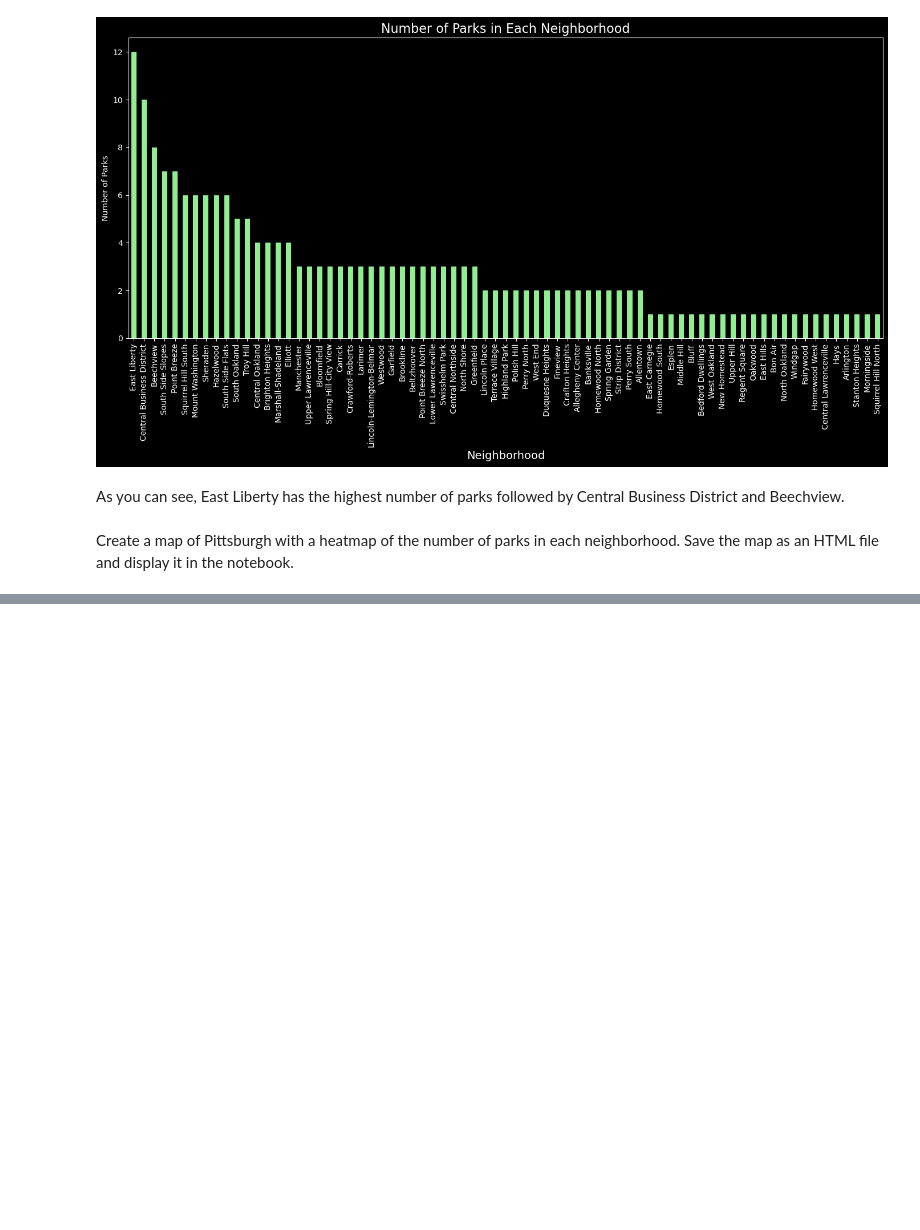
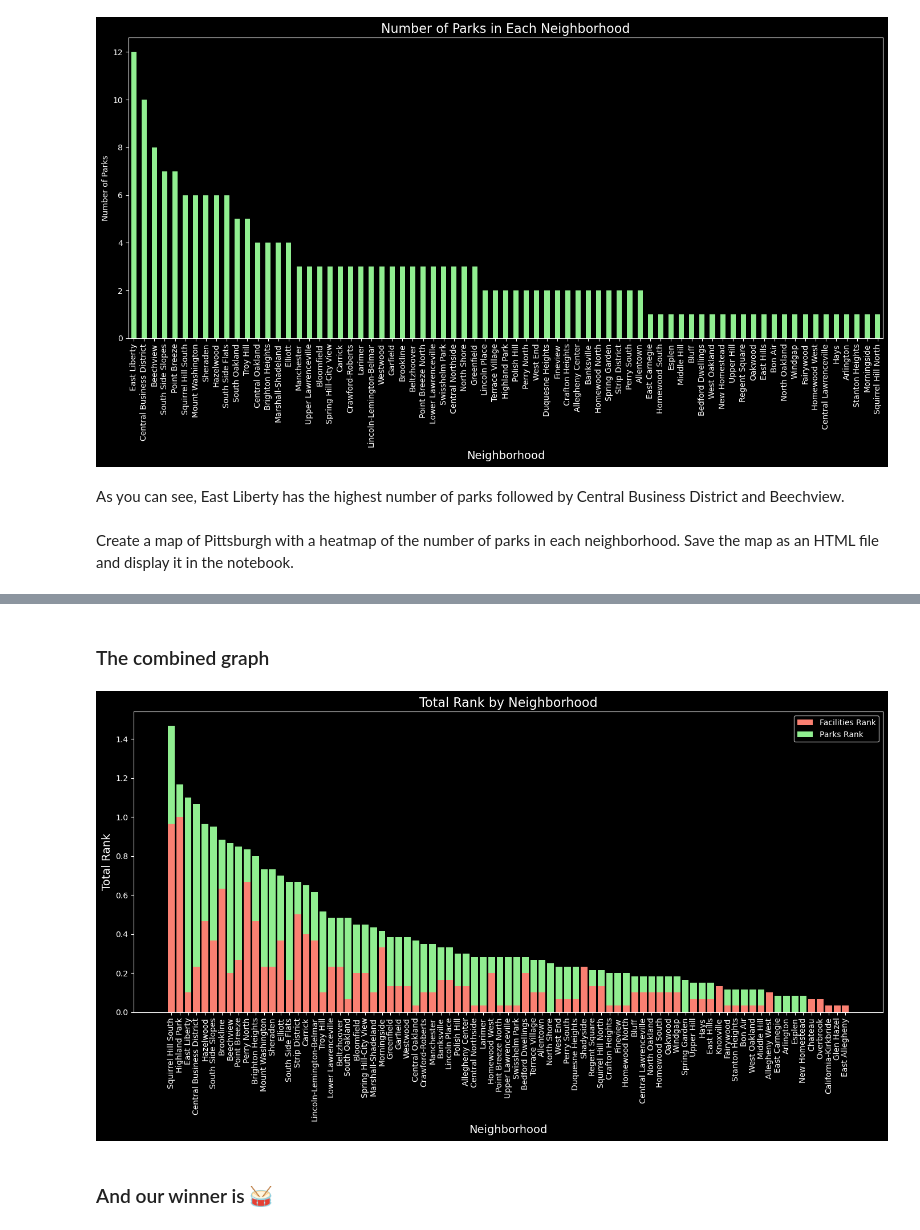
Before and after one commit to LiamBrem/0010-Final-Project, a Jupyter notebook: Final.ipynb, the cells around one changed output, grey strips where cells are left out. Drawn from its saved outputs; the diff is of its cells as text; code cells hidden in the pictures; blank space fills up the shorter version.

Commit message:
Added weighted totals

```diff
--- a/Final.ipynb
+++ b/Final.ipynb
@@ -157,0 +173,25 @@ plt.show()
+# %%
+import pandas as pd
+
+neighborhoods = pd.concat([active_facilities['neighborhood'], parks['neighborhood']]).dropna().unique()
+neighborhood_data = pd.DataFrame(neighborhoods, columns=['neighborhood'])
+
+neighborhood_data['parksRank'] = neighborhood_data['neighborhood'].apply(lambda x: parks[parks['neighborhood'] == x].shape[0])
+neighborhood_data['facilitiesRank'] = neighborhood_data['neighborhood'].apply(lambda x: active_facilities[active_facilities['neighborhood'] == x].shape[0])
+
+neighborhood_data[['parksRank', 'facilitiesRank']] = neighborhood_data[['parksRank', 'facilitiesRank']].fillna(0).astype(int)
+
+neighborhood_data['parksRank_norm'] = neighborhood_data['parksRank'] / neighborhood_data['parksRank'].max()
+neighborhood_data['facilitiesRank_norm'] = neighborhood_data['facilitiesRank'] / neighborhood_data['facilitiesRank'].max()
+
+neighborhood_data['parksRank'] = neighborhood_data['parksRank_norm']
+neighborhood_data['facilitiesRank'] = neighborhood_data['facilitiesRank_norm']
+
+neighborhood_data['totalRank'] = (neighborhood_data['parksRank_norm'] + neighborhood_data['facilitiesRank_norm'])
+
+neighborhood_data_sorted = neighborhood_data.sort_values(by='totalRank', ascending=False)
+
+#print(neighborhood_data_sorted[['neighborhood', 'totalRank', 'parksRank', 'facilitiesRank']])
+
+print(neighborhood_data_sorted[['neighborhood', 'totalRank', 'parksRank', 'facilitiesRank']].head())
+print(neighborhood_data_sorted[['neighborhood', 'totalRank', 'parksRank', 'facilitiesRank']].tail())
@@ -157,0 +211,21 @@ plt.show()
+# %% [markdown]
+### The combined graph
+# %%
+plt.style.use('dark_background')
+plt.figure(figsize=(14, 8))
+
+# Plot facilities and parks ranks as stacked bars
+plt.bar(neighborhood_data_sorted['neighborhood'], neighborhood_data_sorted['facilitiesRank_norm'], label='Facilities Rank', color='salmon')
+plt.bar(neighborhood_data_sorted['neighborhood'], neighborhood_data_sorted['parksRank_norm'], bottom=neighborhood_data_sorted['facilitiesRank'], label='Parks Rank', color='lightgreen')
+
+plt.title('Total Rank by Neighborhood', fontsize=16)
+plt.xlabel('Neighborhood', fontsize=14)
+plt.ylabel('Total Rank', fontsize=14)
+plt.xticks(rotation=90)
+plt.legend()
+plt.tight_layout()
+plt.show()
+# %% [output]
+[figure, added]
+# %% [markdown]
+### And our winner is 🥁
```
Also changed, not shown: parts of 12 cells of this notebook.
